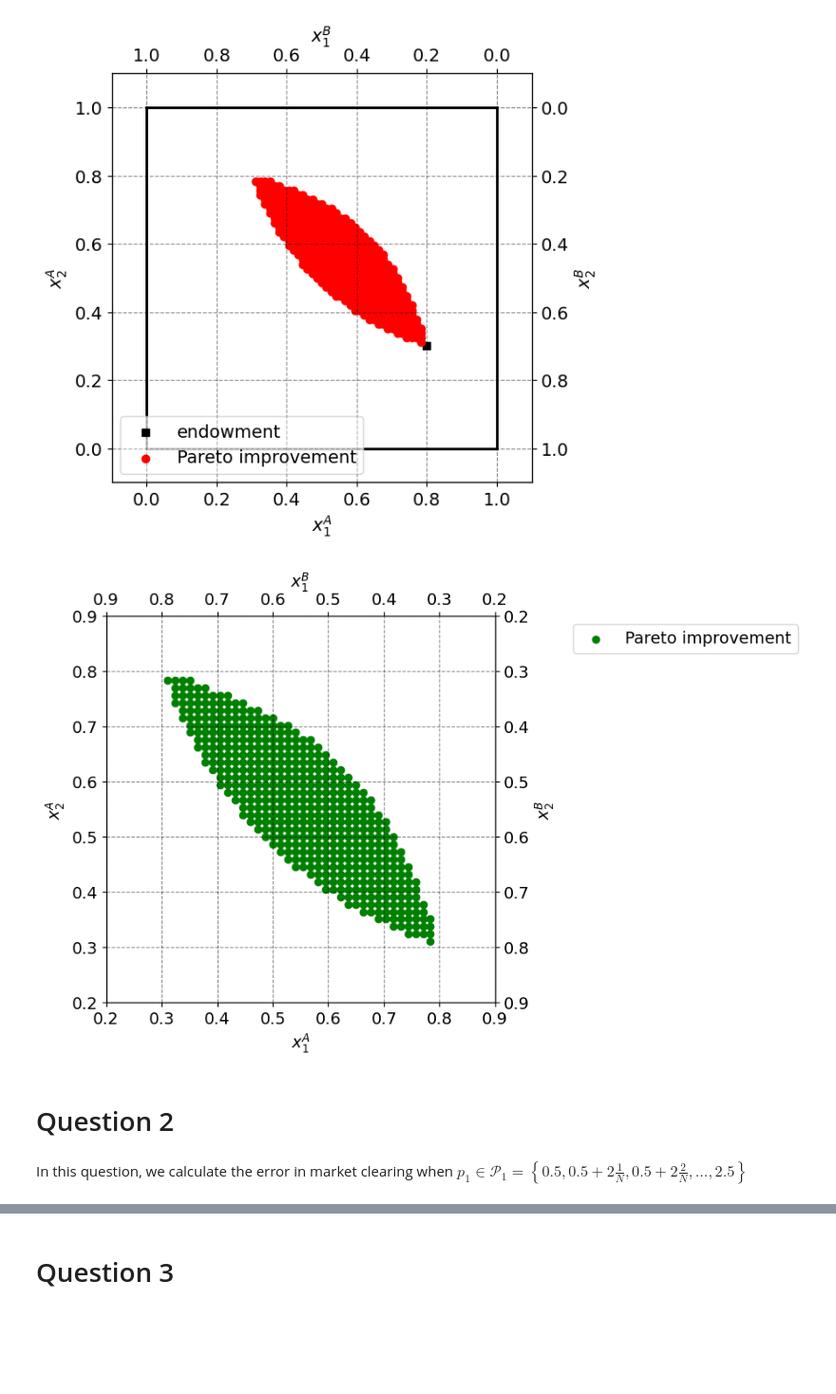
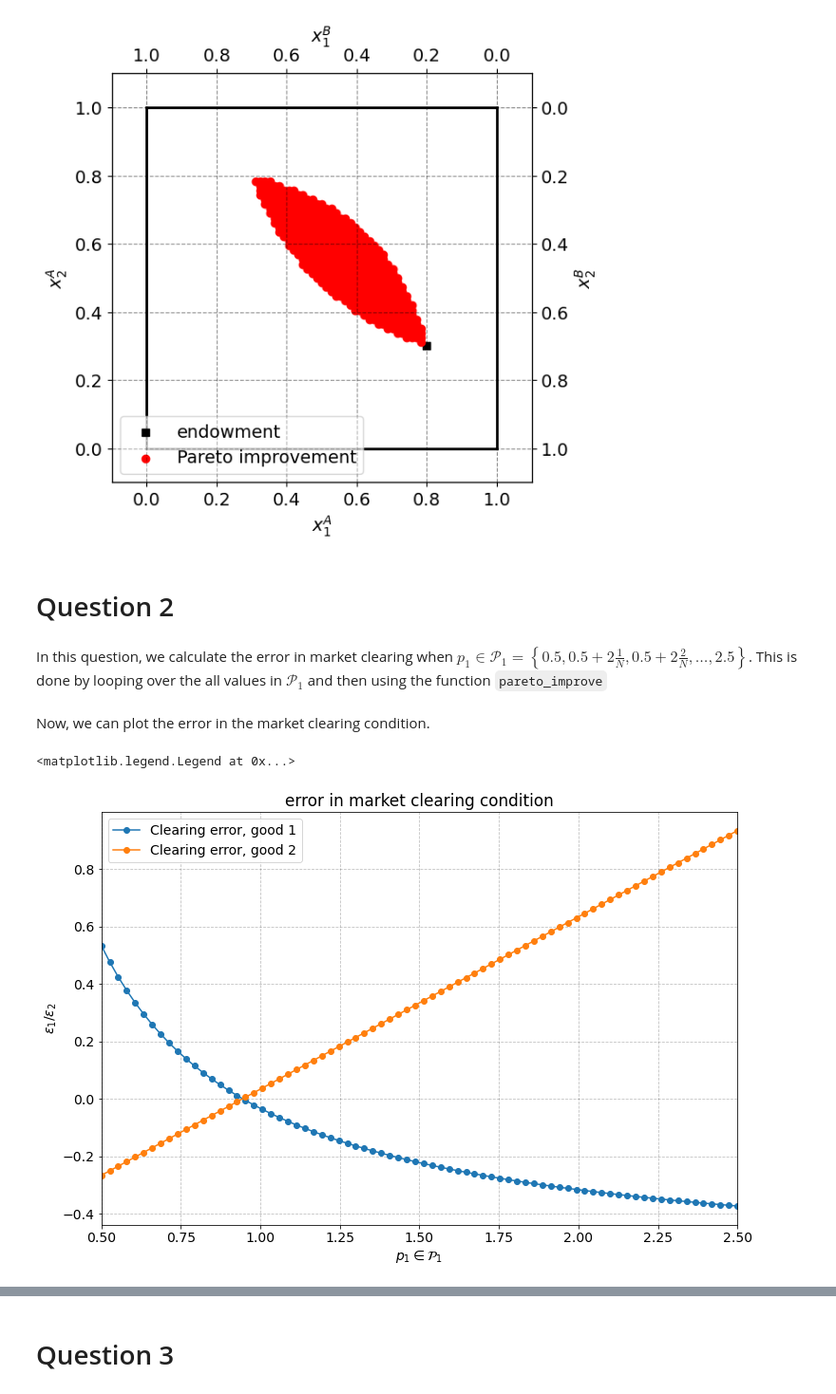
Before and after one commit to NumEconCopenhagen/projects-2024-mikkel-thomas, a Jupyter notebook: inauguralproject/inauguralproject.ipynb, the cells around one changed output, grey strips where cells are left out. Shown at 95% size. Drawn from its saved outputs; the diff is of its cells as text; code cells hidden in the pictures; blank space fills up the shorter version.

```diff
--- a/inauguralproject/inauguralproject.ipynb
+++ b/inauguralproject/inauguralproject.ipynb
@@ -78,54 +78,36 @@ ax_B.set_ylim([w2bar + 0.1, -0.1])
 ax_A.legend(frameon=True,loc='lower left');
 # %% [output]
 [figure]
-# %%
-# a. total endowment
-w1bar = 1.0
-w2bar = 1.0
-
-# b. figure set up
-fig = plt.figure(frameon=True,figsize=(6,6), dpi=100)
-ax_A = fig.add_subplot(1, 1, 1)
-
-ax_A.set_xlabel("$x_1^A$")
-ax_A.set_ylabel("$x_2^A$")
-
-temp = ax_A.twinx()
-temp.set_ylabel("$x_2^B$")
-ax_B = temp.twiny()
-ax_B.set_xlabel("$x_1^B$")
-ax_B.invert_xaxis()
-ax_B.invert_yaxis()
-
-# A
-ax_A.scatter(x_coords,y_coords,marker='o',color='green',label='Pareto improvement')
-
-# limits
-# ax_A.plot([0.8,0.3],[0.3,0.3],lw=2,color='black')
-# ax_A.plot([0.8,0.8],[0.8,0.3],lw=2,color='black')
-# ax_A.plot([0.3,0.3],[0.3,0.8],lw=2,color='black')
-# ax_A.plot([0.8,0.3],[0.8,0.8],lw=2,color='black')
-
-ax_A.set_xlim([0.2, w1bar - 0.1])
-ax_A.set_ylim([0.2, w2bar - 0.1])
-ax_B.set_xlim([w1bar - 0.1, 0.2])
-ax_B.set_ylim([w2bar - 0.1, 0.2])
-
-ax_A.legend(frameon=True,loc='upper right',bbox_to_anchor=(1.8,1.0));
-# %% [output]
-[figure, removed]
 # %% [markdown]
 # Question 2
 # %% [markdown]
-In this question, we calculate the error in market clearing when $p_1 \in \mathcal{P}_1=\left\{0.5,0.5+2 \frac{1}{N}, 0.5+2 \frac{2}{N}, \ldots, 2.5\right\}$
+In this question, we calculate the error in market clearing when $p_1 \in \mathcal{P}_1=\left\{0.5,0.5+2 \frac{1}{N}, 0.5+2 \frac{2}{N}, \ldots, 2.5\right\}$. This is done by looping over the all values in $\mathcal{P}_1$ and then using the function `pareto_improve`
 # %%
+# Defining the set of prices
 start, N = 0.5, 75
 p1 = np.array([start + 2.0*i/N for i in range(N + 1)])
 
-error1 = np.zeros([N])
-error2 = np.zeros([N])
+# Allocating memory
+error1 = np.zeros([N + 1])
+error2 = np.zeros([N + 1])
 
-for i in range(N):
-    error1[i], error2[i] = model.check_market_clearing(p1[i])
-
-# print(error1, p1)
+error1, error2 = model.check_market_clearing(p1)
+# for i in range(N + 1):
+#     error1[i], error2[i] = model.check_market_clearing(p1[i])
+# %% [markdown]
+Now, we can plot the error in the market clearing condition.
+# %%
+fig = plt.figure(figsize=(12,8))
+
+ax = fig.add_subplot(1,1,1)
+ax.set_title('error in market clearing condition')
+ax.plot(p1,error1,'-o',label='Clearing error, good 1')
+ax.plot(p1,error2,'-o',label='Clearing error, good 2')
+
+ax.set_xlabel('$p_1 \in \mathcal{P}_1$')
+ax.set_ylabel('$\epsilon_1/\epsilon_2$')
+ax.set_xlim([0.5, 2.5])
+ax.legend(frameon=True)
+# %% [output]
+<matplotlib.legend.Legend at 0x...>
+[figure, added]
```
Also changed, not shown: parts of 20 cells of this notebook, 1 other file.
